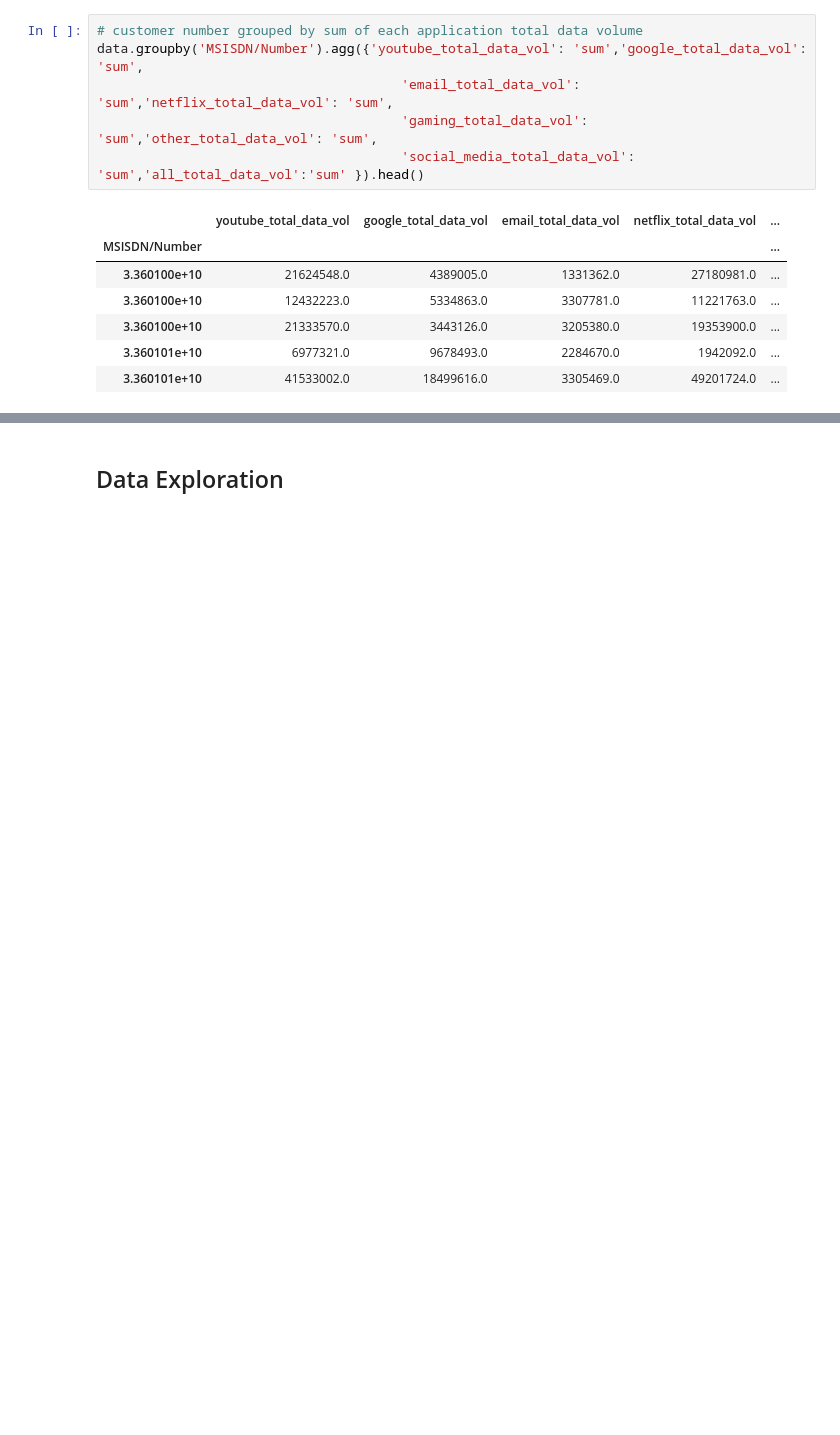
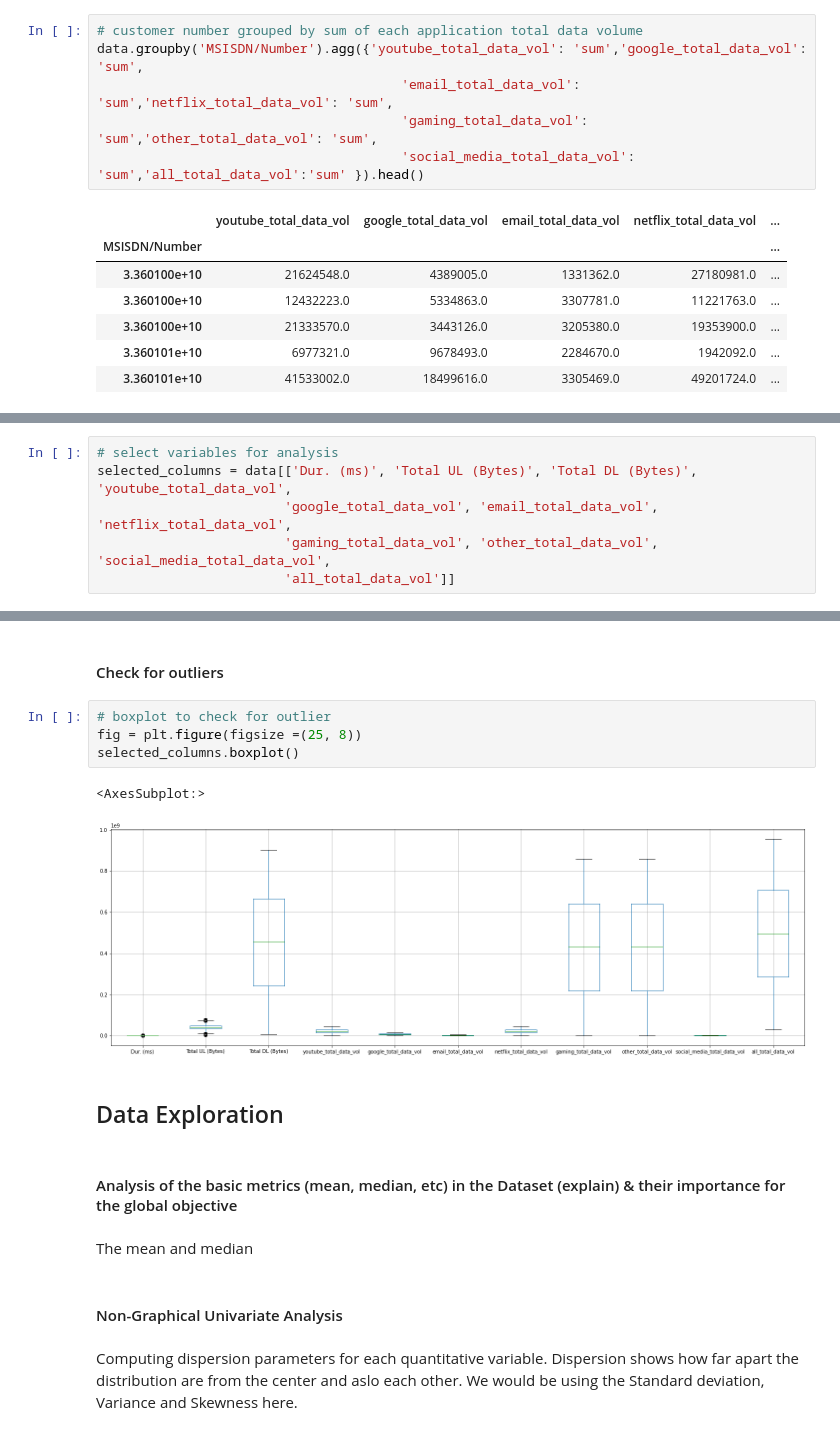
Before and after one commit to khaiyra/TellCo-Analysis, a Jupyter notebook: notebooks/User-Overview-Analysis.ipynb, the cells around one changed output, grey strips where cells are left out. Drawn from its saved outputs; the diff is of its cells as text; blank space fills up the shorter version.

```diff
--- a/notebooks/User-Overview-Analysis.ipynb
+++ b/notebooks/User-Overview-Analysis.ipynb
@@ -468,0 +466,6 @@ To_Do:
+# %%
+# select variables for analysis
+selected_columns = data[['Dur. (ms)', 'Total UL (Bytes)', 'Total DL (Bytes)', 'youtube_total_data_vol',
+                        'google_total_data_vol', 'email_total_data_vol', 'netflix_total_data_vol',
+                        'gaming_total_data_vol', 'other_total_data_vol', 'social_media_total_data_vol',
+                        'all_total_data_vol']]
@@ -469,2 +548,19 @@ To_Do:
+# %% [markdown]
+#### Check for outliers
+# %%
+# boxplot to check for outlier
+fig = plt.figure(figsize =(25, 8))
+selected_columns.boxplot()
+# %% [output]
+<AxesSubplot:>
+[figure, added]
 # %% [markdown]
 ## Data Exploration
+# %% [markdown]
+#### Analysis of the basic metrics (mean, median, etc) in the Dataset (explain) & their importance for the global objective
+# %% [markdown]
+The mean and median
+# %% [markdown]
+#### Non-Graphical Univariate Analysis
+# %% [markdown]
+Computing dispersion parameters for each quantitative variable. Dispersion shows how far apart the distribution are from the center and aslo each other. We would be using the Standard deviation, Variance and Skewness here.
```
Also changed, not shown: parts of 44 cells of this notebook.
